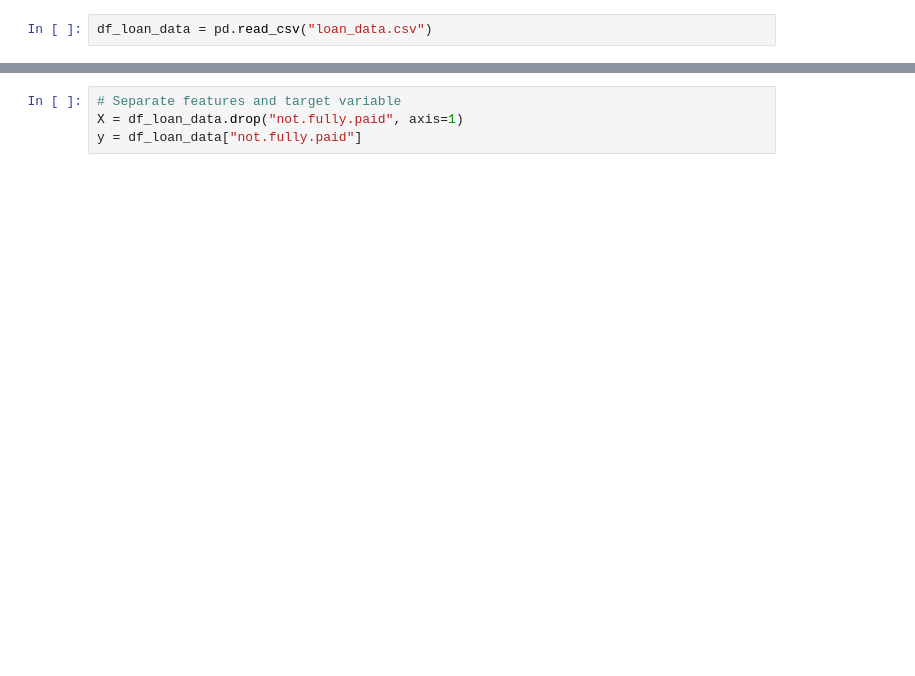
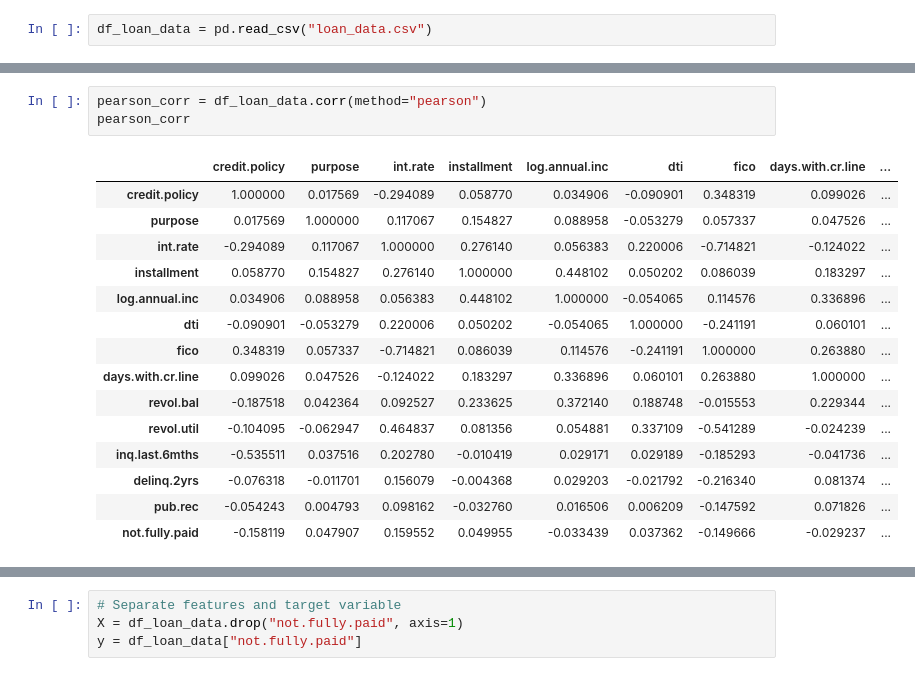
Before and after one commit to raseniero/loan-approval-prediction-model-using-keras-tensorflow, a Jupyter notebook: leading_loan.ipynb, the cells around one changed output, grey strips where cells are left out. Saved outputs shown, nothing was run; the diff lists cells and outputs as text; blank space fills up the shorter version.

```diff
--- a/leading_loan.ipynb
+++ b/leading_loan.ipynb
@@ -21,0 +61,19 @@ df_loan_data = pd.read_csv("loan_data.csv")
+# %%
+pearson_corr = df_loan_data.corr(method="pearson")
+pearson_corr
+# %% [output]
+|  | credit.policy | purpose | int.rate | installment | log.annual.inc | dti | fico | days.with.cr.line | ... |
+| credit.policy | 1.000000 | 0.017569 | -0.294089 | 0.058770 | 0.034906 | -0.090901 | 0.348319 | 0.099026 | ... |
+| purpose | 0.017569 | 1.000000 | 0.117067 | 0.154827 | 0.088958 | -0.053279 | 0.057337 | 0.047526 | ... |
+| int.rate | -0.294089 | 0.117067 | 1.000000 | 0.276140 | 0.056383 | 0.220006 | -0.714821 | -0.124022 | ... |
+| installment | 0.058770 | 0.154827 | 0.276140 | 1.000000 | 0.448102 | 0.050202 | 0.086039 | 0.183297 | ... |
+| log.annual.inc | 0.034906 | 0.088958 | 0.056383 | 0.448102 | 1.000000 | -0.054065 | 0.114576 | 0.336896 | ... |
+| dti | -0.090901 | -0.053279 | 0.220006 | 0.050202 | -0.054065 | 1.000000 | -0.241191 | 0.060101 | ... |
+| fico | 0.348319 | 0.057337 | -0.714821 | 0.086039 | 0.114576 | -0.241191 | 1.000000 | 0.263880 | ... |
+| days.with.cr.line | 0.099026 | 0.047526 | -0.124022 | 0.183297 | 0.336896 | 0.060101 | 0.263880 | 1.000000 | ... |
+| revol.bal | -0.187518 | 0.042364 | 0.092527 | 0.233625 | 0.372140 | 0.188748 | -0.015553 | 0.229344 | ... |
+| revol.util | -0.104095 | -0.062947 | 0.464837 | 0.081356 | 0.054881 | 0.337109 | -0.541289 | -0.024239 | ... |
+| inq.last.6mths | -0.535511 | 0.037516 | 0.202780 | -0.010419 | 0.029171 | 0.029189 | -0.185293 | -0.041736 | ... |
+| delinq.2yrs | -0.076318 | -0.011701 | 0.156079 | -0.004368 | 0.029203 | -0.021792 | -0.216340 | 0.081374 | ... |
+| pub.rec | -0.054243 | 0.004793 | 0.098162 | -0.032760 | 0.016506 | 0.006209 | -0.147592 | 0.071826 | ... |
+| not.fully.paid | -0.158119 | 0.047907 | 0.159552 | 0.049955 | -0.033439 | 0.037362 | -0.149666 | -0.029237 | ... |
```
Also changed, not shown: parts of 25 cells of this notebook.
